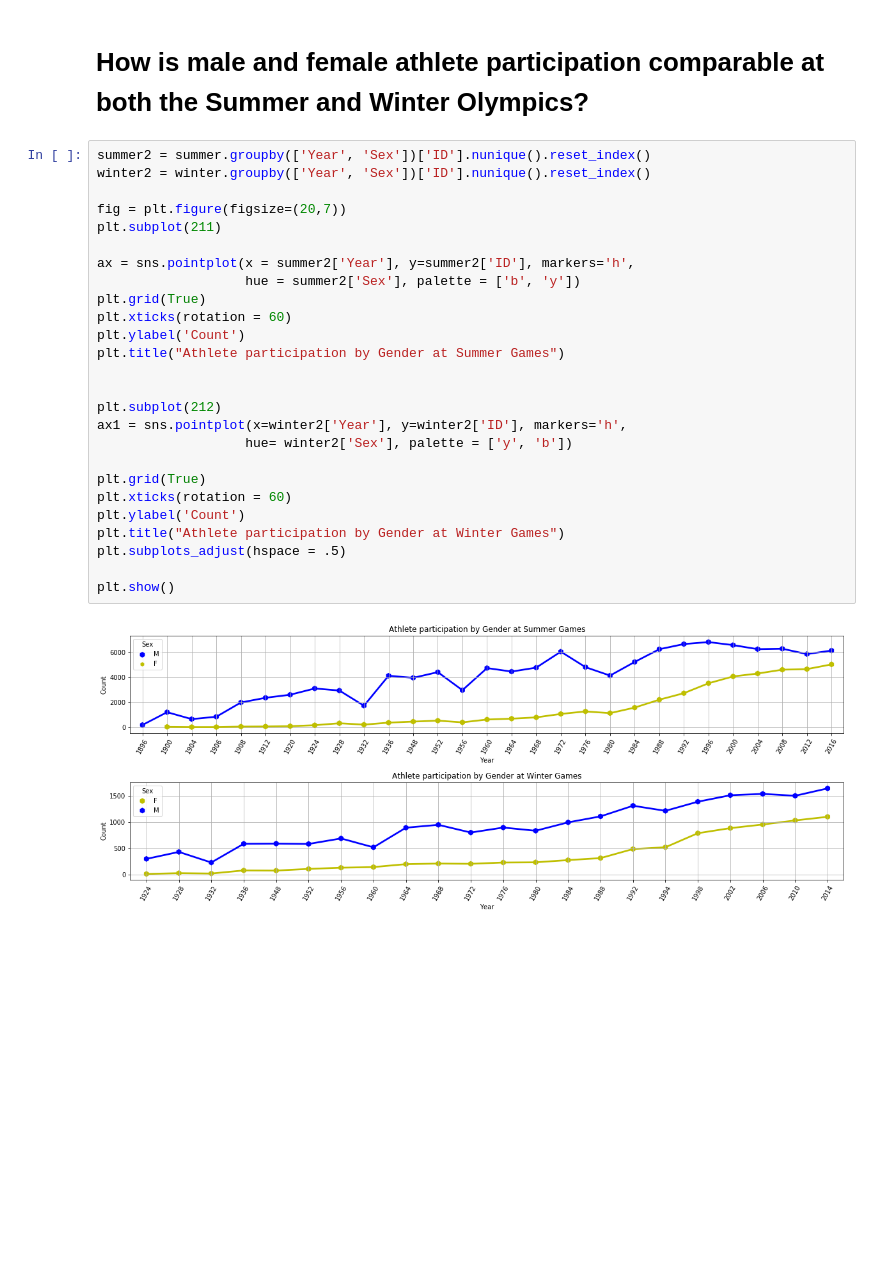
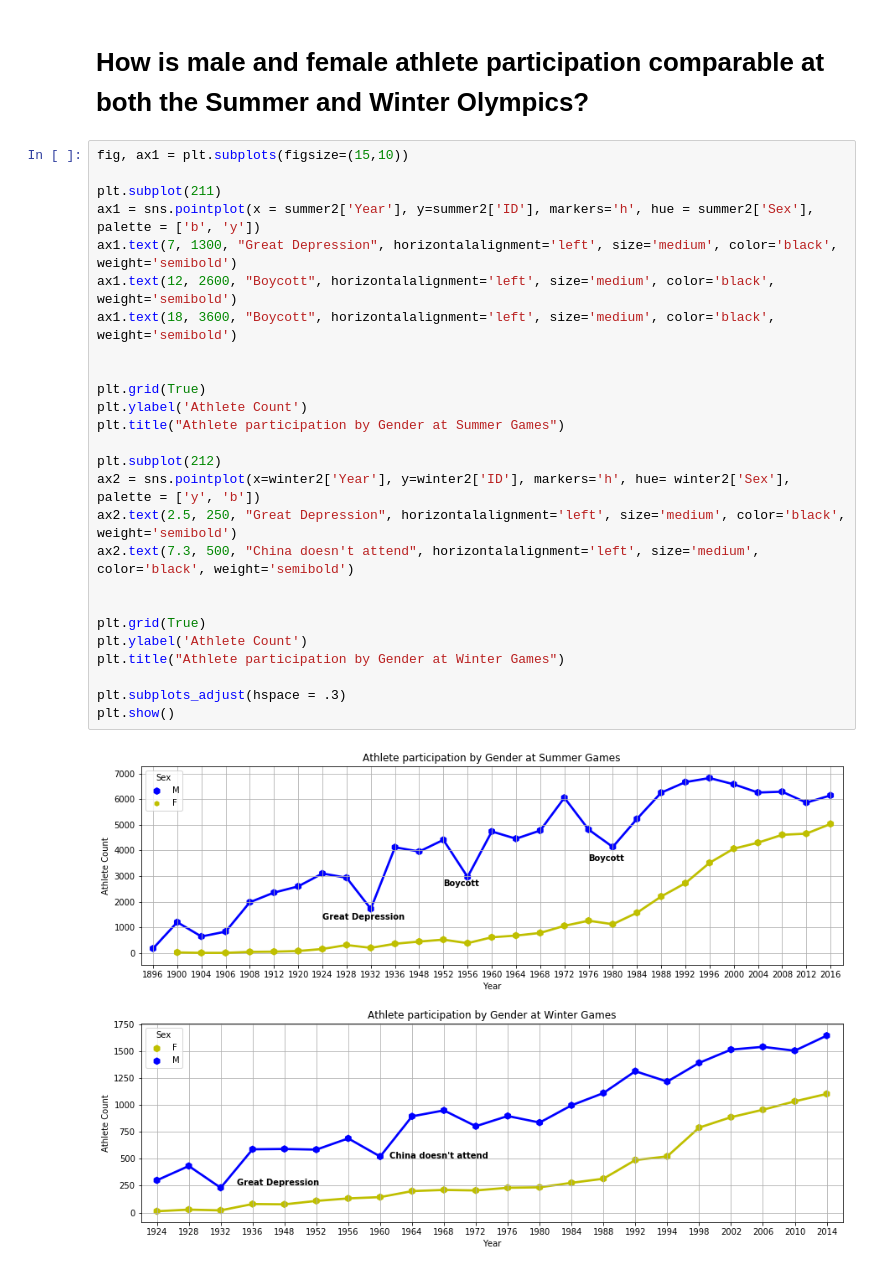
Before and after one commit to OMcPhillips/DataScienceInPracticeProject, a Jupyter notebook: RQ2.ipynb, the cells around one changed output. Drawn from its saved outputs; the diff is of its cells as text; blank space fills up the shorter version.

Commit message:
Update RQ2.ipynb
Added annotations to charts

```diff
--- a/RQ2.ipynb
+++ b/RQ2.ipynb
@@ -173,30 +258,30 @@ x = sns.countplot(data=EveSum, x='Year', palette='summer')
 # %% [markdown]
 # How is male and female athlete participation comparable at both the Summer and Winter Olympics?
 # %%
-summer2 = summer.groupby(['Year', 'Sex'])['ID'].nunique().reset_index()
-winter2 = winter.groupby(['Year', 'Sex'])['ID'].nunique().reset_index()
+fig, ax1 = plt.subplots(figsize=(15,10))
 
-fig = plt.figure(figsize=(20,7))
 plt.subplot(211)
+ax1 = sns.pointplot(x = summer2['Year'], y=summer2['ID'], markers='h', hue = summer2['Sex'], palette = ['b', 'y'])
+ax1.text(7, 1300, "Great Depression", horizontalalignment='left', size='medium', color='black', weight='semibold')
+ax1.text(12, 2600, "Boycott", horizontalalignment='left', size='medium', color='black', weight='semibold')
+ax1.text(18, 3600, "Boycott", horizontalalignment='left', size='medium', color='black', weight='semibold')
 
-ax = sns.pointplot(x = summer2['Year'], y=summer2['ID'], markers='h',
-                   hue = summer2['Sex'], palette = ['b', 'y'])
+
 plt.grid(True)
-plt.xticks(rotation = 60)
-plt.ylabel('Count')
+plt.ylabel('Athlete Count')
 plt.title("Athlete participation by Gender at Summer Games")
 
+plt.subplot(212)
+ax2 = sns.pointplot(x=winter2['Year'], y=winter2['ID'], markers='h', hue= winter2['Sex'], palette = ['y', 'b'])
+ax2.text(2.5, 250, "Great Depression", horizontalalignment='left', size='medium', color='black', weight='semibold')
+ax2.text(7.3, 500, "China doesn't attend", horizontalalignment='left', size='medium', color='black', weight='semibold')
 
-plt.subplot(212)
-ax1 = sns.pointplot(x=winter2['Year'], y=winter2['ID'], markers='h',
-                   hue= winter2['Sex'], palette = ['y', 'b'])
 
 plt.grid(True)
-plt.xticks(rotation = 60)
-plt.ylabel('Count')
+plt.ylabel('Athlete Count')
 plt.title("Athlete participation by Gender at Winter Games")
-plt.subplots_adjust(hspace = .5)
 
+plt.subplots_adjust(hspace = .3)
 plt.show()
 # %% [output]
-[figure, old version]
+[figure, new version]
```
Also changed, not shown: parts of 31 cells of this notebook.
